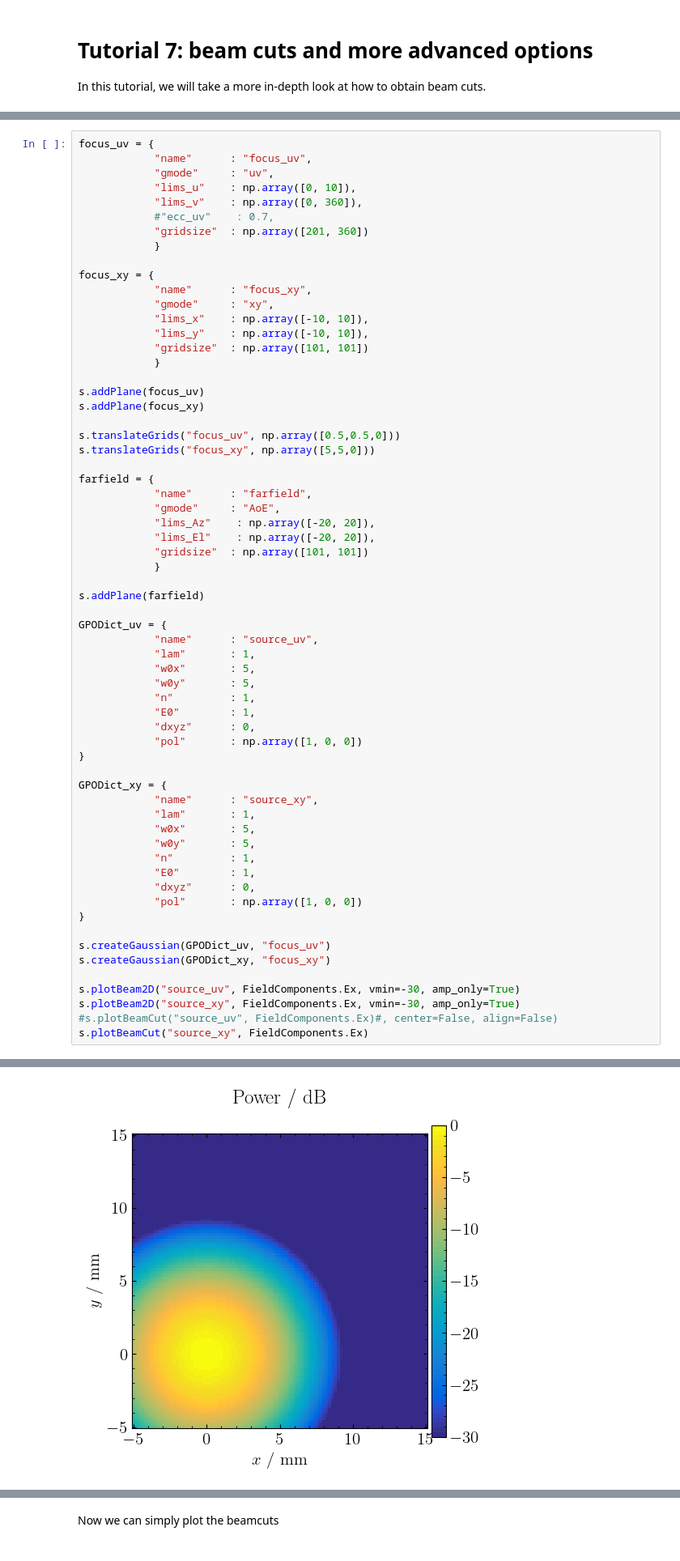
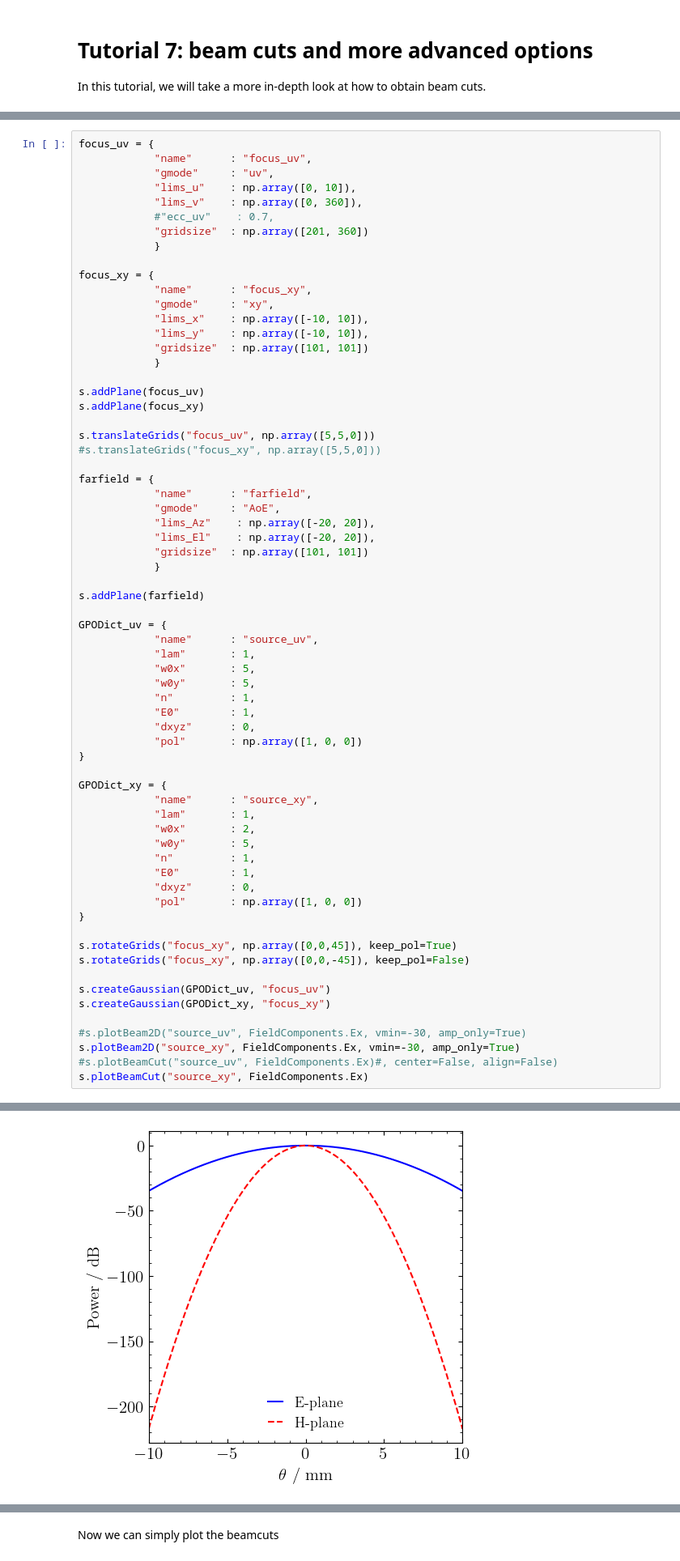
Before and after one commit to PyPO-dev/PyPO, a Jupyter notebook: tutorials/Tutorial7.ipynb, the cells around one changed output, grey strips where cells are left out. Shown at 81% size. Drawn from its saved outputs; the diff is of its cells as text.

```diff
--- a/tutorials/Tutorial7.ipynb
+++ b/tutorials/Tutorial7.ipynb
@@ -33,8 +34,8 @@ focus_xy = {
 s.addPlane(focus_uv)
 s.addPlane(focus_xy)
 
-s.translateGrids("focus_uv", np.array([0.5,0.5,0]))
-s.translateGrids("focus_xy", np.array([5,5,0]))
+s.translateGrids("focus_uv", np.array([5,5,0]))
+#s.translateGrids("focus_xy", np.array([5,5,0]))
 
 farfield = {
             "name"      : "farfield",
@@ -60,7 +61,7 @@ GPODict_uv = {
 GPODict_xy = {
             "name"      : "source_xy",
             "lam"       : 1,
-            "w0x"       : 5,
+            "w0x"       : 2,
             "w0y"       : 5,
             "n"         : 1,
             "E0"        : 1,
@@ -68,10 +69,13 @@ GPODict_xy = {
             "pol"       : np.array([1, 0, 0])
 }
 
+s.rotateGrids("focus_xy", np.array([0,0,45]), keep_pol=True)
+s.rotateGrids("focus_xy", np.array([0,0,-45]), keep_pol=False)
+
 s.createGaussian(GPODict_uv, "focus_uv")
 s.createGaussian(GPODict_xy, "focus_xy")
 
-s.plotBeam2D("source_uv", FieldComponents.Ex, vmin=-30, amp_only=True)
+#s.plotBeam2D("source_uv", FieldComponents.Ex, vmin=-30, amp_only=True)
 s.plotBeam2D("source_xy", FieldComponents.Ex, vmin=-30, amp_only=True)
 #s.plotBeamCut("source_uv", FieldComponents.Ex)#, center=False, align=False)
 s.plotBeamCut("source_xy", FieldComponents.Ex)
@@ -80 +92 @@ s.plotBeamCut("source_xy", FieldComponents.Ex)
-[figure, old version]
+[figure, new version]
```
Also changed, not shown: parts of 4 cells of this notebook, 13 other files.
